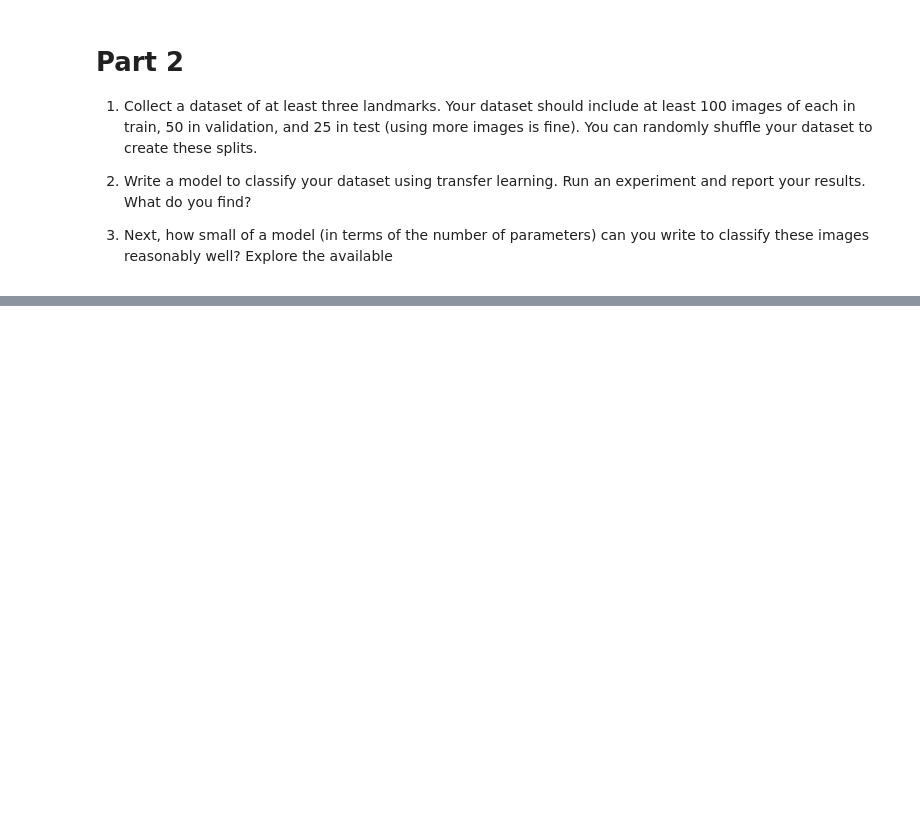
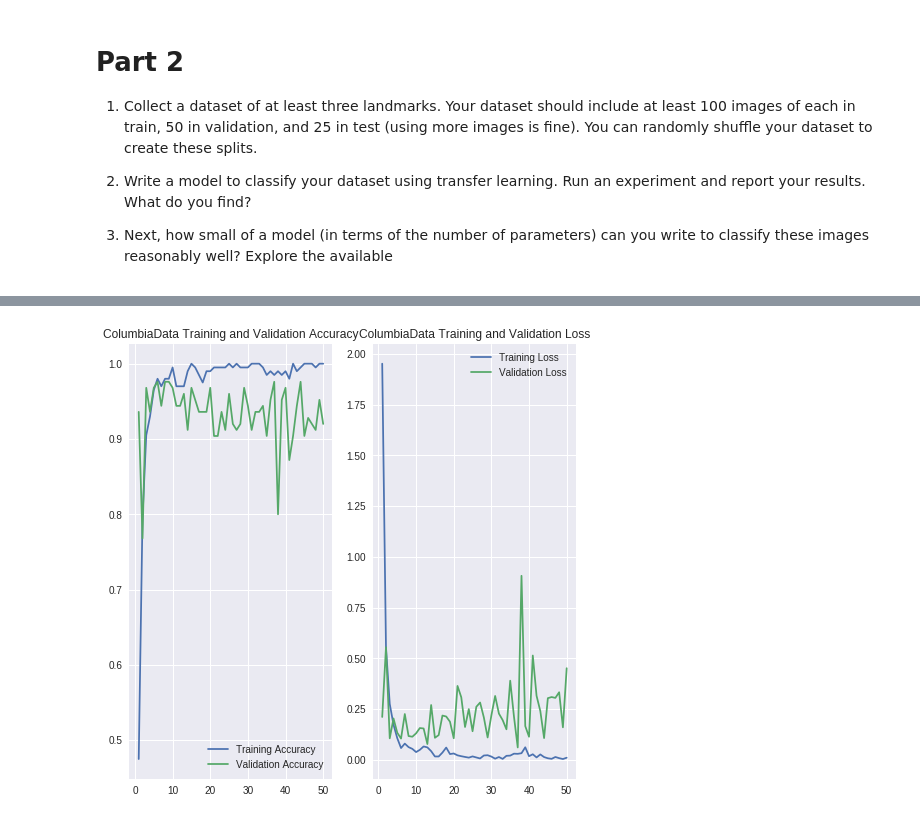
Before and after one commit to Cynthia3992/DeepLearning_Columbia, a Jupyter notebook: assignment2/HW2.ipynb, the cells around one changed output, grey strips where cells are left out. Cells and saved outputs as stored; diff of their text form; code cells hidden in the pictures; blank space fills up the shorter version.

```diff
--- a/assignment2/HW2.ipynb
+++ b/assignment2/HW2.ipynb
@@ -299,7 +351,7 @@ model = Sequential()
 model.add(conv_base)
 model.add(Flatten())
 model.add(Dense(512, activation= 'relu'))
-model.add(Dense(4, activation='softmax'))
+model.add(Dense(3, activation='softmax'))
 
 conv_base.trainable = False
 
@@ -336,2 +388,4 @@ Epoch 22/50
 # %%
- plt_acc(history, pfx = 'ColumbiaData')
+ plt_acc(history, 'ColumbiaData')
+# %% [output]
+[figure, added]
```
Also changed, not shown: parts of 15 cells of this notebook.
